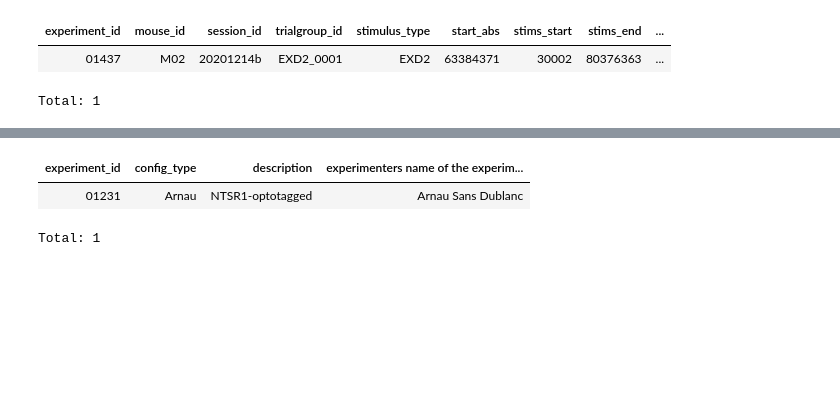
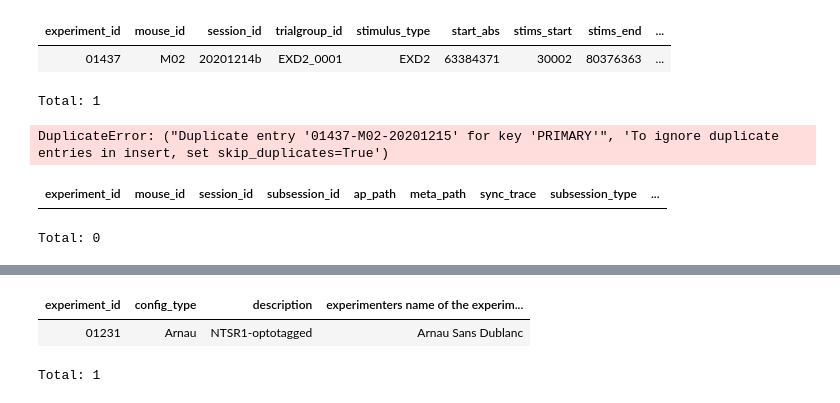
Before and after one commit to bramn22/DatajointVEIDB, a Jupyter notebook: notebooks/datajoint.ipynb, the cells around one changed output, grey strips where cells are left out. Drawn from its saved outputs; the diff is of its cells as text; code cells hidden in the pictures; blank space fills up the shorter version.

```diff
--- a/notebooks/datajoint.ipynb
+++ b/notebooks/datajoint.ipynb
@@ -10,10 +10,12 @@ dj.config["enable_python_native_blobs"] = True # Only for testing in dj0.12 (htt
 import os
 os.chdir('..')
 import main
-drive_path = r"W:\VEIDB/"
-data_path = r"X:\Data"
+# drive_path = r"W:\VEIDB/"
+# data_path = r"X:\Data"
 # data_path =r"V:\Data/"
 # data_path =r"W:\Data/"
+drive_path = r"U:\VEIDB/"
+data_path = r"V:\Data"
 
 ft = main.load(drive_path, data_path)
 # %% [output]
@@ -697,31 +722,38 @@ events_table
 | 01437 | M02 | 20201214b | EXD2_0001 | EXD2 | 63384371 | 30002 | 80376363 | ... |
 Total: 1
 # %%
-experiments = [
+# experiments = [
 #     {'experiment_id': '01437', 'description': 'GRP-optotagged', 'experimenters': 'Ania Chrzanowska', 'config_type': 'Ania'}
 
-    {'experiment_id': '01588', 'description': 'NTSR-optotagged', 'experimenters': 'Arnau Sans Dublanc', 'config_type': 'Arnau'},
-#     {'experiment_id': '1261', 'description': 'NTSR1-optotagged', 'experimenters': 'Arnau Sans Dublanc', 'config_type': 'Arnau'}
-#     {'experiment_id': '1254', 'description': 'GRP-optotagged', 'experimenters': 'Arnau Sans Dublanc', 'config_type': 'Arnau'}
+# #     {'experiment_id': '01588', 'description': 'NTSR-optotagged', 'experimenters': 'Arnau Sans Dublanc', 'config_type': 'Arnau'},
+# #     {'experiment_id': '1261', 'description': 'NTSR1-optotagged', 'experimenters': 'Arnau Sans Dublanc', 'config_type': 'Arnau'}
+# #     {'experiment_id': '1254', 'description': 'GRP-optotagged', 'experimenters': 'Arnau Sans Dublanc', 'config_type': 'Arnau'}
 
-]
-exp_table.insert(experiments)
+# ]
+# exp_table.insert(experiments)
 
-mice = [
+# mice = [
 #     {'experiment_id': '01437', 'mouse_id': 'M02', 'sex': 'NA', 'mouse_number': 'NA'}
 
-#     {'experiment_id': '1261', 'mouse_id': 'M01', 'sex': 'NA', 'mouse_number': 'NA'}
-    {'experiment_id': '01588', 'mouse_id': 'M01', 'sex': 'NA', 'mouse_number': 'NA'}
+# #     {'experiment_id': '1261', 'mouse_id': 'M01', 'sex': 'NA', 'mouse_number': 'NA'}
+# #     {'experiment_id': '01588', 'mouse_id': 'M01', 'sex': 'NA', 'mouse_number': 'NA'}
 
-]
-mouse_table.insert(mice)
+# ]
+# mouse_table.insert(mice)
 
 sessions = [
-#     {'experiment_id': '01437', 'mouse_id': 'M02', 'session_id': '20201214', 'session_date': date(2020, 12, 14)}
+    {'experiment_id': '01437', 'mouse_id': 'M02', 'session_id': '20201215', 'session_date': date(2020, 12, 13)}
 
 #     {'experiment_id': '1261', 'mouse_id': 'M01', 'session_id': '20200327f', 'session_date': date(2020, 3, 27)}
-    {'experiment_id': '01588', 'mouse_id': 'M01', 'session_id': '20211022', 'session_date': date(2021, 10, 22)}
+#     {'experiment_id': '01588', 'mouse_id': 'M01', 'session_id': '20211022', 'session_date': date(2021, 10, 22)}
 #     {'experiment_id': '1254', 'mouse_id': 'M01', 'session_id': '20200303a', 'session_date': date(2020, 3, 3)}
 
 ]
 sess_table.insert(sessions)
+# %% [output]
+DuplicateError: ("Duplicate entry '01437-M02-20201215' for key 'PRIMARY'", 'To ignore duplicate entries in insert, set skip_duplicates=True')
+# %%
+raw_tables & {'session_id': 20201215}
+# %% [output]
+| experiment_id | mouse_id | session_id | subsession_id | ap_path | meta_path | sync_trace | subsession_type | ... |
+Total: 0
```
Also changed, not shown: parts of 6 cells of this notebook, 4 other files.
